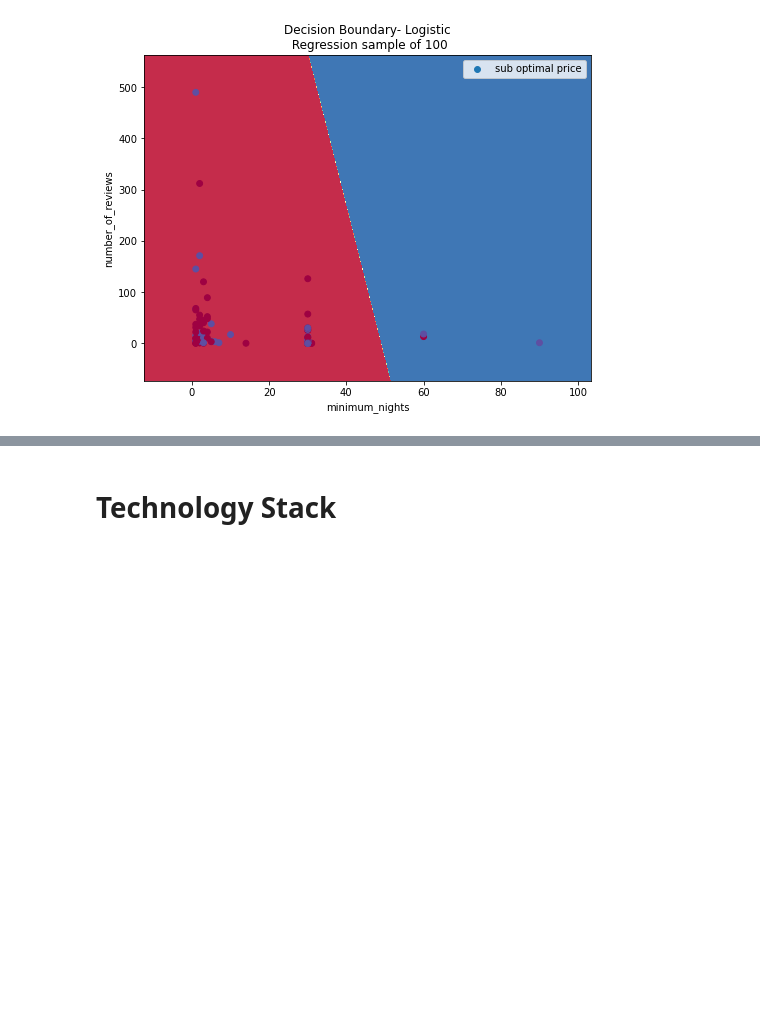
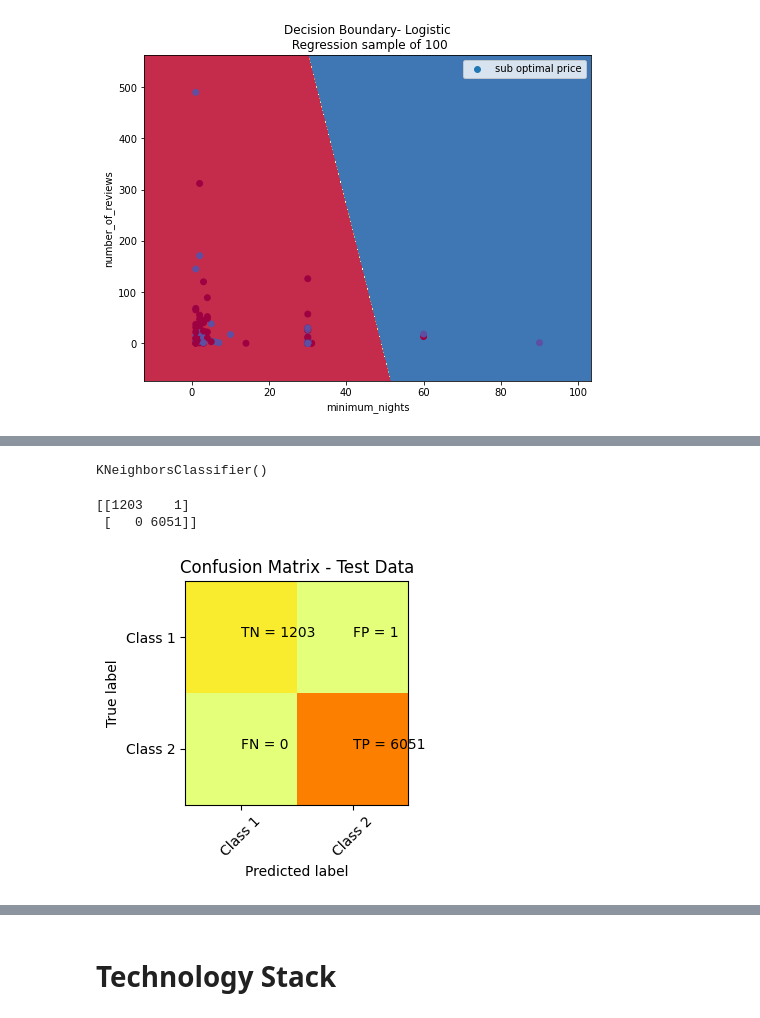
Before and after one commit to Naren1610/IST5520GrpProj, a Jupyter notebook: Milestone3_v4.ipynb, the cells around one changed output, grey strips where cells are left out. Saved outputs shown, nothing was run; the diff lists cells and outputs as text; code cells hidden in the pictures; blank space fills up the shorter version.

```diff
--- a/Milestone3_v4.ipynb
+++ b/Milestone3_v4.ipynb
@@ -1009,0 +1410,25 @@ plt.legend()
+# %%
+#K-NN
+from sklearn import neighbors
+
+# KNN: K=5, default measure of distance (euclidean)
+knn5 = neighbors.KNeighborsClassifier(n_neighbors=5)
+# %%
+knn5.fit(train_X_scale, train_y)
+# %% [output]
+KNeighborsClassifier()
+# %%
+pred_y_knn5 = knn5.predict(test_X_scale)
+# %%
+from sklearn import metrics
+
+# Print confusion matrix
+cm = metrics.confusion_matrix(test_y, pred_y_knn5)
+print(cm)
+# %% [output]
+[[1203    1]
+ [   0 6051]]
+# %%
+print_cm(cm)
+# %% [output]
+[figure, added]
```
Also changed, not shown: parts of 52 cells of this notebook.
